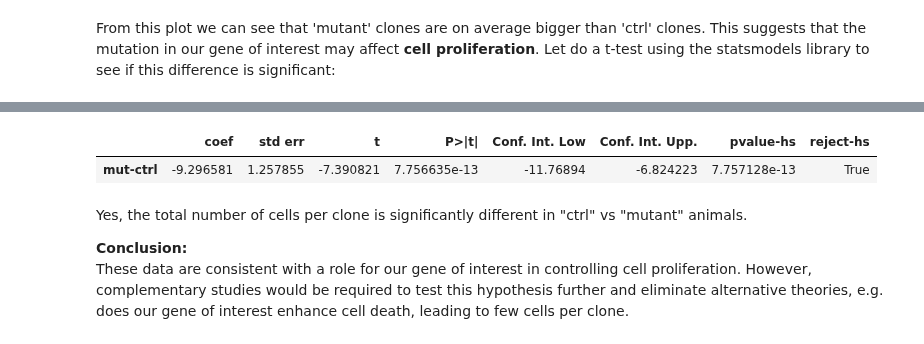
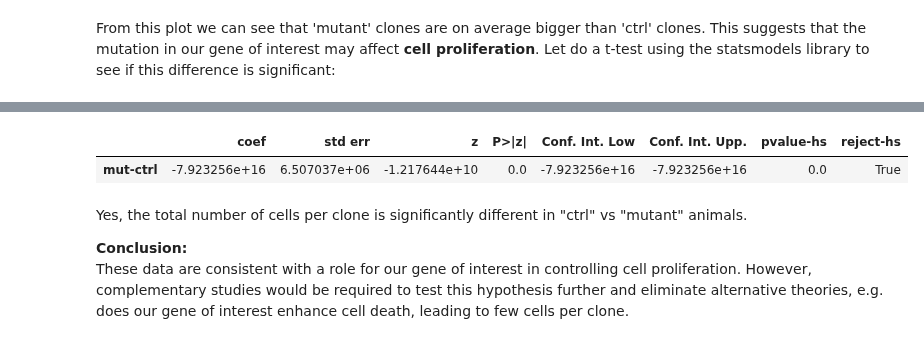
Before and after one commit to morriso1/clonedetective, a Jupyter notebook: 04_Tutorial_Downstream_Analysis_Python.ipynb, the cells around one changed output, grey strips where cells are left out. Drawn from its saved outputs; the diff is of its cells as text; code cells hidden in the pictures.

```diff
--- a/04_Tutorial_Downstream_Analysis_Python.ipynb
+++ b/04_Tutorial_Downstream_Analysis_Python.ipynb
@@ -145,9 +164,9 @@ from statsmodels.formula.api import ols
 # %%
-lm = ols("total ~ genotype", data=count_df_inside).fit()
+lm = glm("total ~ genotype * clone_status ", data=count_df, family=sm.families.Binomial()).fit()
 lm.t_test_pairwise("genotype").result_frame
 # %% [output]
-|  | coef | std err | t | P>|t| | Conf. Int. Low | Conf. Int. Upp. | pvalue-hs | reject-hs |
-| mut-ctrl | -9.296581 | 1.257855 | -7.390821 | 7.756635e-13 | -11.76894 | -6.824223 | 7.757128e-13 | True |
+|  | coef | std err | z | P>|z| | Conf. Int. Low | Conf. Int. Upp. | pvalue-hs | reject-hs |
+| mut-ctrl | -7.923256e+16 | 6.507037e+06 | -1.217644e+10 | 0.0 | -7.923256e+16 | -7.923256e+16 | 0.0 | True |
 # %% [markdown]
 Yes, the total number of cells per clone is significantly different in "ctrl" vs "mutant" animals.
 
```
Also changed, not shown: parts of 5 cells of this notebook, 6 other files.
